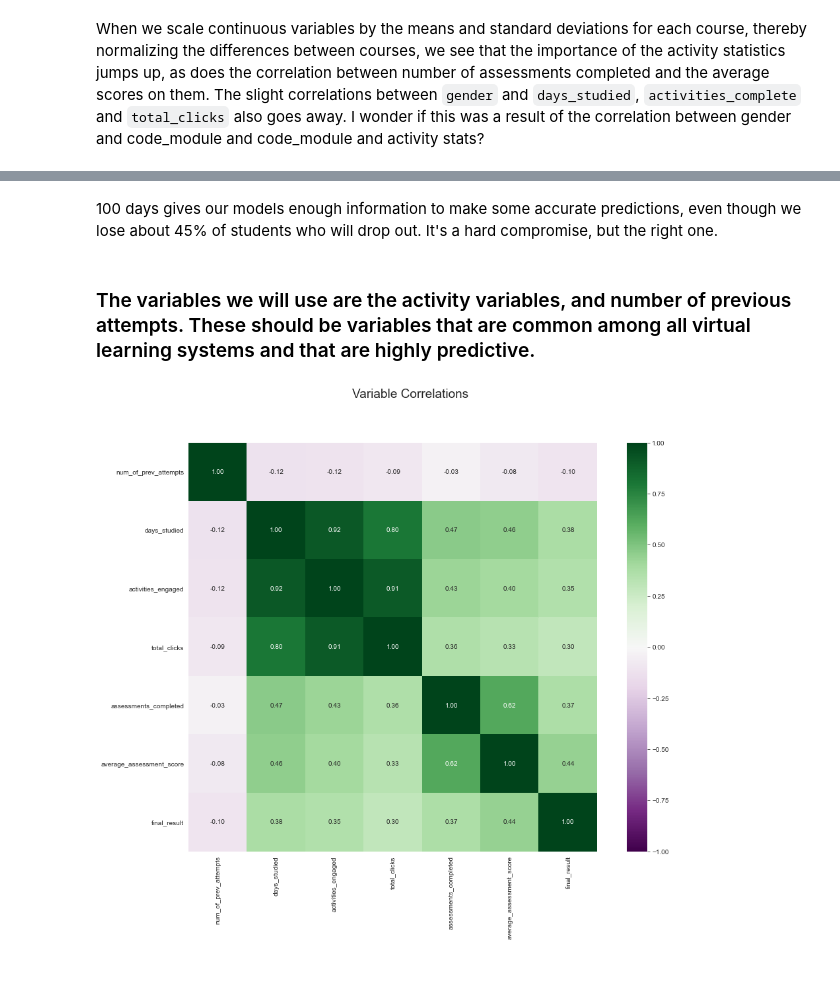
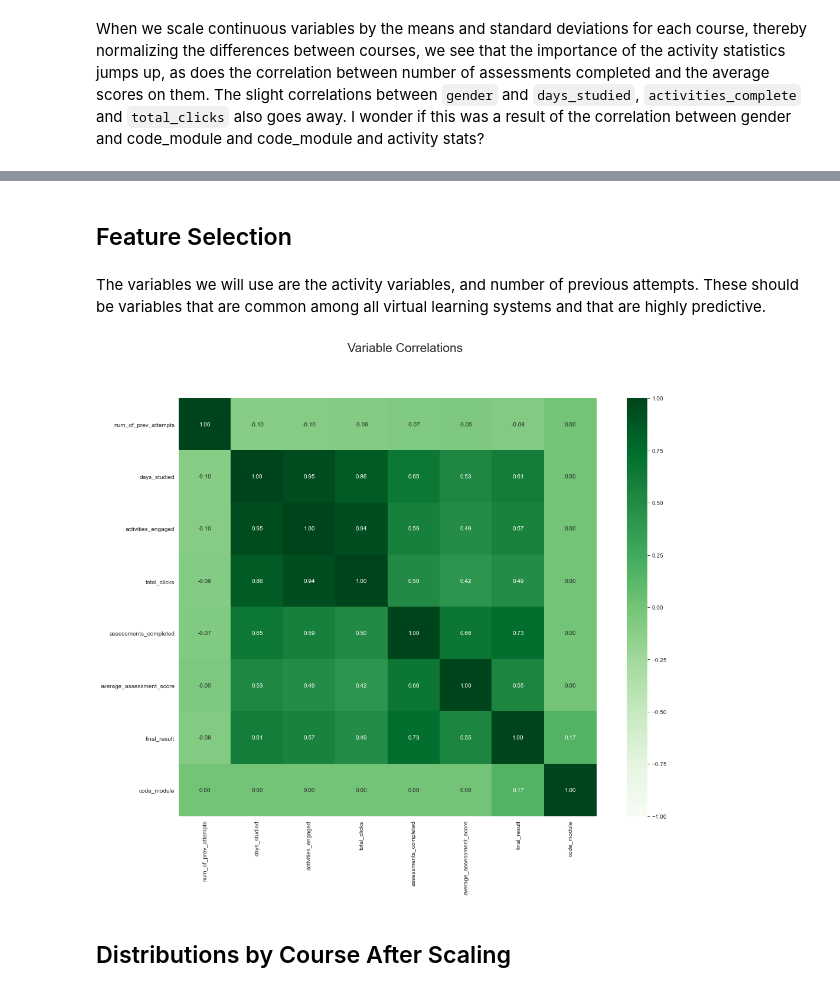
Before and after one commit to Caellwyn/ou_student_predictions, a Jupyter notebook: notebooks/OU_eda.ipynb, the cells around one changed output, grey strips where cells are left out. Saved outputs shown, nothing was run; the diff lists cells and outputs as text; code cells hidden in the pictures.

```diff
--- a/notebooks/OU_eda.ipynb
+++ b/notebooks/OU_eda.ipynb
@@ -318,14 +254,15 @@ Text(0.5, 1.0, 'Distribution of Withdrawal Dates')
-# %% [markdown]
-100 days gives our models enough information to make some accurate predictions, even though we lose about 45% of students who will drop out.  It's a hard compromise, but the right one.
+# %% [markdown]
+## Feature Selection
 # %% [markdown]
-### The variables we will use are the activity variables, and number of previous attempts.  These should be variables that are common among all virtual learning systems and that are highly predictive.
+The variables we will use are the activity variables, and number of previous attempts.  These should be variables that are common among all virtual learning systems and that are highly predictive.
 # %%
 registration_correlations(columns = ['num_of_prev_attempts',
                                      'days_studied','activities_engaged',
                                      'total_clicks','assessments_completed',
-                                     'average_assessment_score','final_result'],
-    save_path='../figures/activitycorr100scaled.png', prediction_window=100,
-                          cmap = 'PRGn', scaled=True)
+                                     'average_assessment_score','final_result', 'code_module'],
+    save_path='../figures/activitycorr100scaled.png', cmap = 'Greens', scaled=True)
 # %% [output]
-[figure, old version]
+[figure, new version]
+# %% [markdown]
+## Distributions by Course After Scaling
 # %%
```
Also changed, not shown: parts of 36 cells of this notebook, 13 other files.
